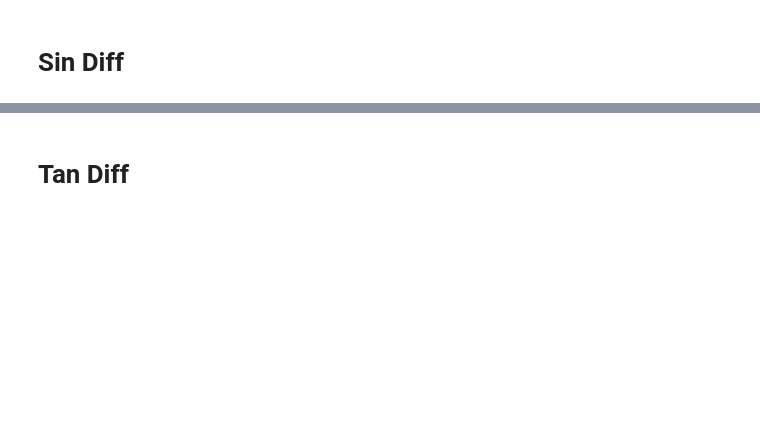
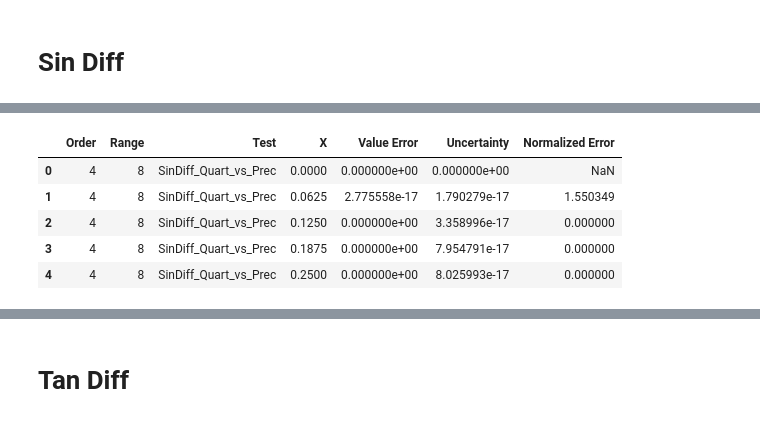
Before and after one commit to Chengpu0707/VarianceArithmetic, a Jupyter notebook: IPyNb/SinDiff.ipynb, the cells around one changed output, grey strips where cells are left out. Drawn from its saved outputs; the diff is of its cells as text; code cells hidden in the pictures; blank space fills up the shorter version.

```diff
--- a/IPyNb/SinDiff.ipynb
+++ b/IPyNb/SinDiff.ipynb
@@ -79,0 +80,10 @@ ValueDiff('Prec', 'Lib', 5, 6, 4)
+# %%
+df = pd.read_csv("../Python/Output/Profile_SinDiff_Quart_vs_Prec_4_11_8.txt", sep='\t')
+df.head()
+# %% [output]
+|  | Order | Range | Test | X | Value Error | Uncertainty | Normalized Error |
+| 0 | 4 | 8 | SinDiff_Quart_vs_Prec | 0.0000 | 0.000000e+00 | 0.000000e+00 | NaN |
+| 1 | 4 | 8 | SinDiff_Quart_vs_Prec | 0.0625 | 2.775558e-17 | 1.790279e-17 | 1.550349 |
+| 2 | 4 | 8 | SinDiff_Quart_vs_Prec | 0.1250 | 0.000000e+00 | 3.358996e-17 | 0.000000 |
+| 3 | 4 | 8 | SinDiff_Quart_vs_Prec | 0.1875 | 0.000000e+00 | 7.954791e-17 | 0.000000 |
+| 4 | 4 | 8 | SinDiff_Quart_vs_Prec | 0.2500 | 0.000000e+00 | 8.025993e-17 | 0.000000 |
```
Also changed, not shown: parts of 37 cells of this notebook, 54 other files.
